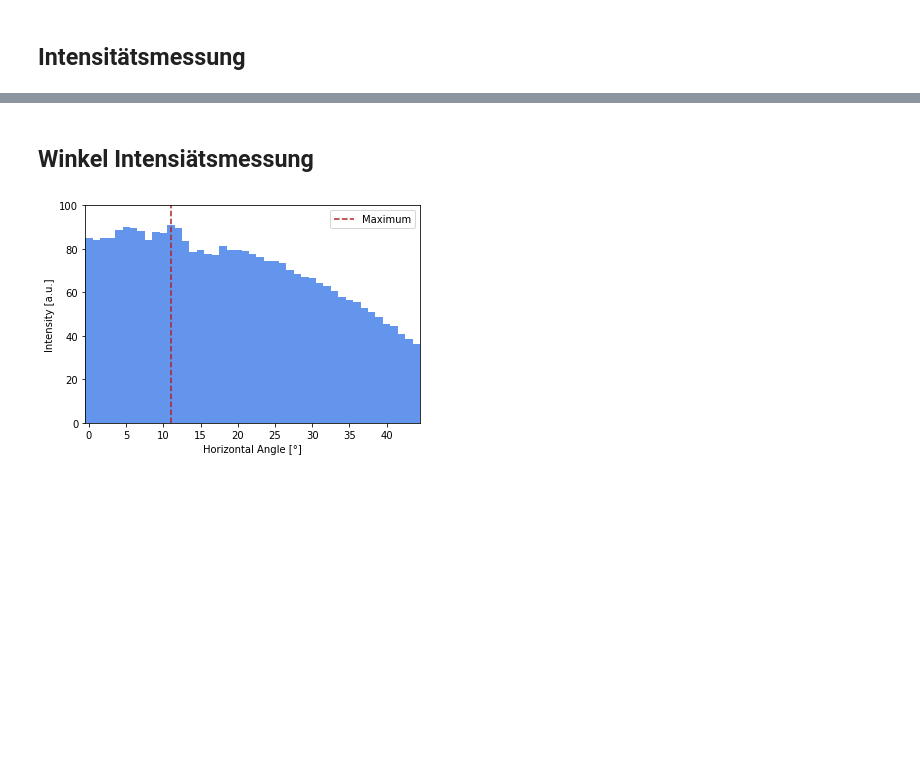
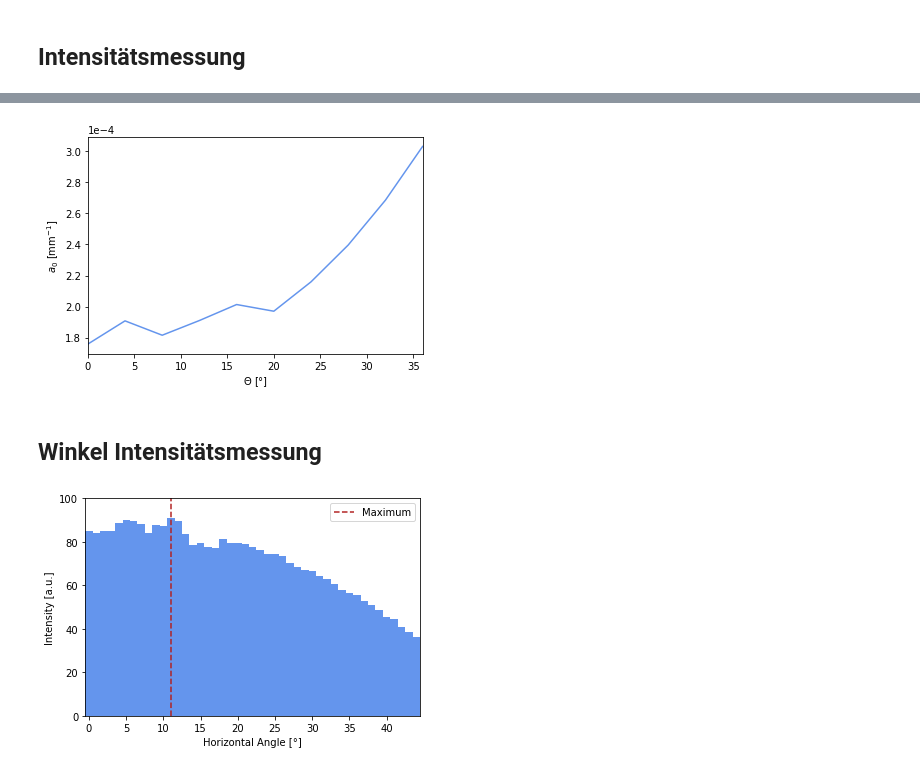
Before and after one commit to lukas-bert/Lab-Course-Particle-Physics, a Jupyter notebook: SciFi/Data.ipynb, the cells around one changed output, grey strips where cells are left out. Drawn from its saved outputs; the diff is of its cells as text; code cells hidden in the pictures; blank space fills up the shorter version.

```diff
--- a/SciFi/Data.ipynb
+++ b/SciFi/Data.ipynb
@@ -123,5 +155,15 @@ plt.hist(data[:,0], weights = data[:,2], bins = np.array(range(-2, 40, 4)));
+# %%
+a_avg = np.mean(params[:, 0])
+
+plt.plot(Hs, params[:, 0], color = "cornflowerblue")
+plt.ylabel(r"$a_0$ [mm$^{-1}$]")
+plt.xlabel(r"$\Theta$ [°]")
+plt.xlim(0,36)
+plt.ticklabel_format(axis = "y", style = "sci", scilimits = (0,0))
+# %% [output]
+[figure, added]
 # %% [markdown]
-## Winkel Intensiätsmessung
+## Winkel Intensitätsmessung
 # %%
 data = []
 
```
Also changed, not shown: parts of 6 cells of this notebook, 15 other files.
